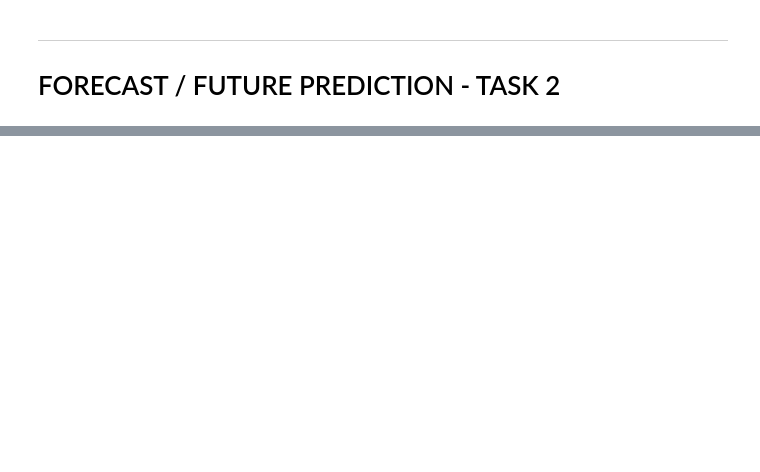
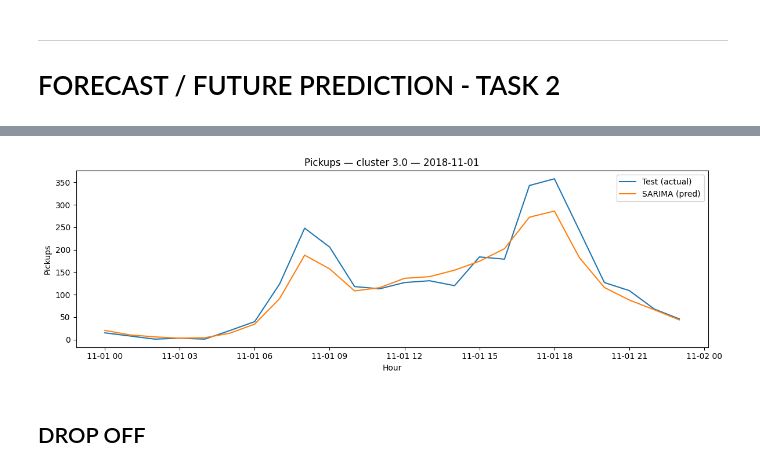
Before and after one commit to tarkanyitomi/BusinessAnal_Project, a Jupyter notebook: project_base.ipynb, the cells around one changed output, grey strips where cells are left out. Saved outputs shown, nothing was run; the diff lists cells and outputs as text; code cells hidden in the pictures; blank space fills up the shorter version.

```diff
--- a/project_base.ipynb
+++ b/project_base.ipynb
@@ -637,4 +505,0 @@ df_demand.head()
-# %%
-# set datetime as index
-df_demand.set_index('datetime', inplace=True)
-df_demand.head()
@@ -1867,0 +1193,9 @@ difference between the number of departures and arrivals.
+# %%
+
+best_cluster = metrics_pickups["per_cluster"].index[0]
+first_test_day = test_wide_pickups.index.min().date()
+plot_predicted_day(test_wide_pickups, pickups_pred_wide, cluster=best_cluster, day=str(first_test_day))
+# %% [output]
+[figure, added]
+# %% [markdown]
+## DROP OFF
```
Also changed, not shown: parts of 59 cells of this notebook, 24 other files.
